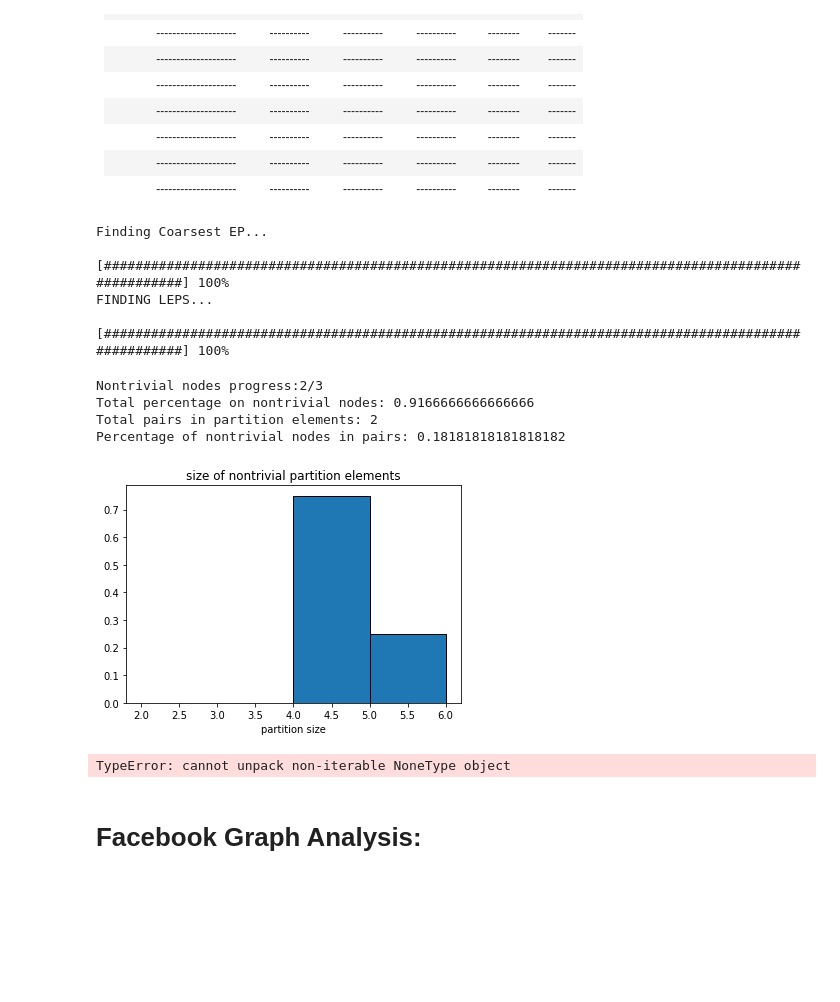
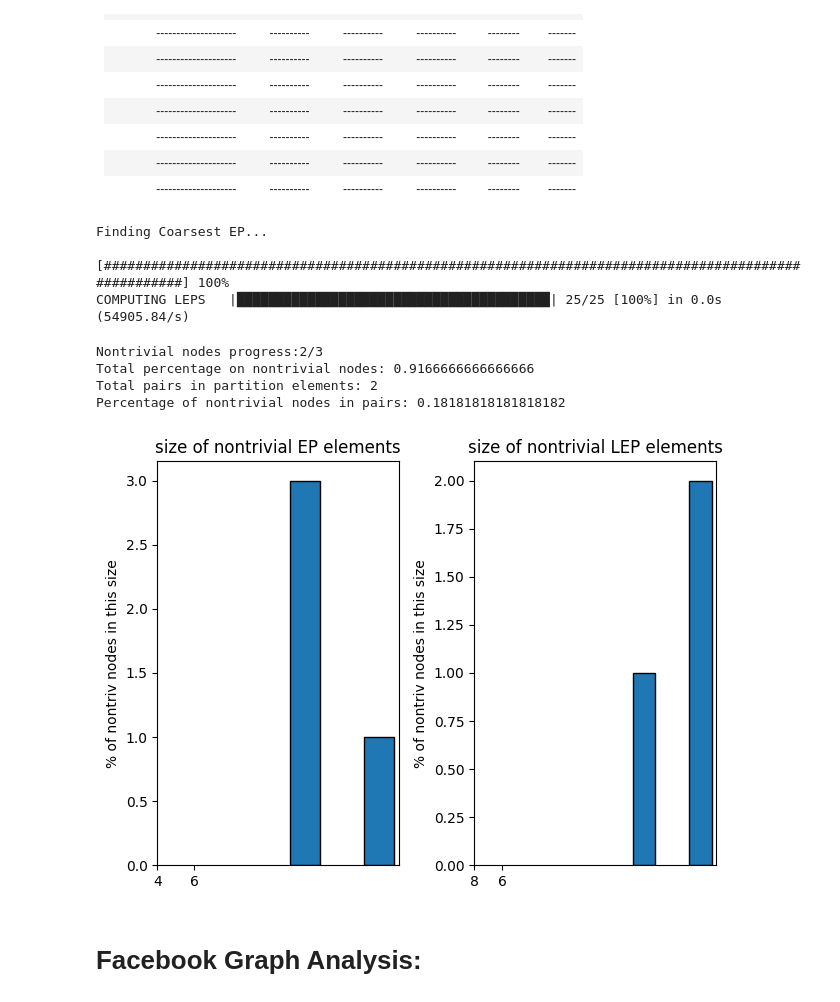
Before and after one commit to BismarkPrime/EquitablePartitions, a Jupyter notebook: Jupyter_notebooks/Social_networks.ipynb, the cells around one changed output. Cells and saved outputs as stored; diff of their text form; code cells hidden in the pictures; blank space fills up the shorter version.

```diff
--- a/Jupyter_notebooks/Social_networks.ipynb
+++ b/Jupyter_notebooks/Social_networks.ipynb
@@ -129,21 +145,19 @@ Local spectrum decomposition:
 | -------------------- | ---------- | ---------- | ---------- | -------- | ------- |
 | -------------------- | ---------- | ---------- | ---------- | -------- | ------- |
 # %%
-ep_dict, lep_list, coarsestAndLocal = lep_finder.getEquitablePartitions(relabeledDol,progress_bars=True)
+ep_dict, lep_list, coarsestAndLocal = ep_utils.getEquitablePartitions(relabeledDol,progress_bars=True)
 # %% [output]
 Finding Coarsest EP...
  [####################################################################################################] 100%
-FINDING LEPS...
- [####################################################################################################] 100%
+COMPUTING LEPS   |████████████████████████████████████████| 25/25 [100%] in 0.0s (54905.84/s)
 # %%
-nontEP_dict_dol,nontLEP_list_dol, perc_dol = graphs.NontrivialityData(relabeledDol,ep_dict,lep_list)
+nontEP_dict_dol,nontLEP_list_dol,hist_list,perc_dol = graphs.NontrivialityData(relabeledDol,ep_dict,lep_list,return_vals=True)
 # %% [output]
 Nontrivial nodes progress:2/3
 Total percentage on nontrivial nodes: 0.9166666666666666
 Total pairs in partition elements: 2
 Percentage of nontrivial nodes in pairs: 0.18181818181818182
-[figure, old version]
+[figure, new version]
-TypeError: cannot unpack non-iterable NoneType object
 # %% [markdown]
 # Facebook Graph Analysis:
 # %%
```
Also changed, not shown: parts of 39 cells of this notebook, 6 other files.
